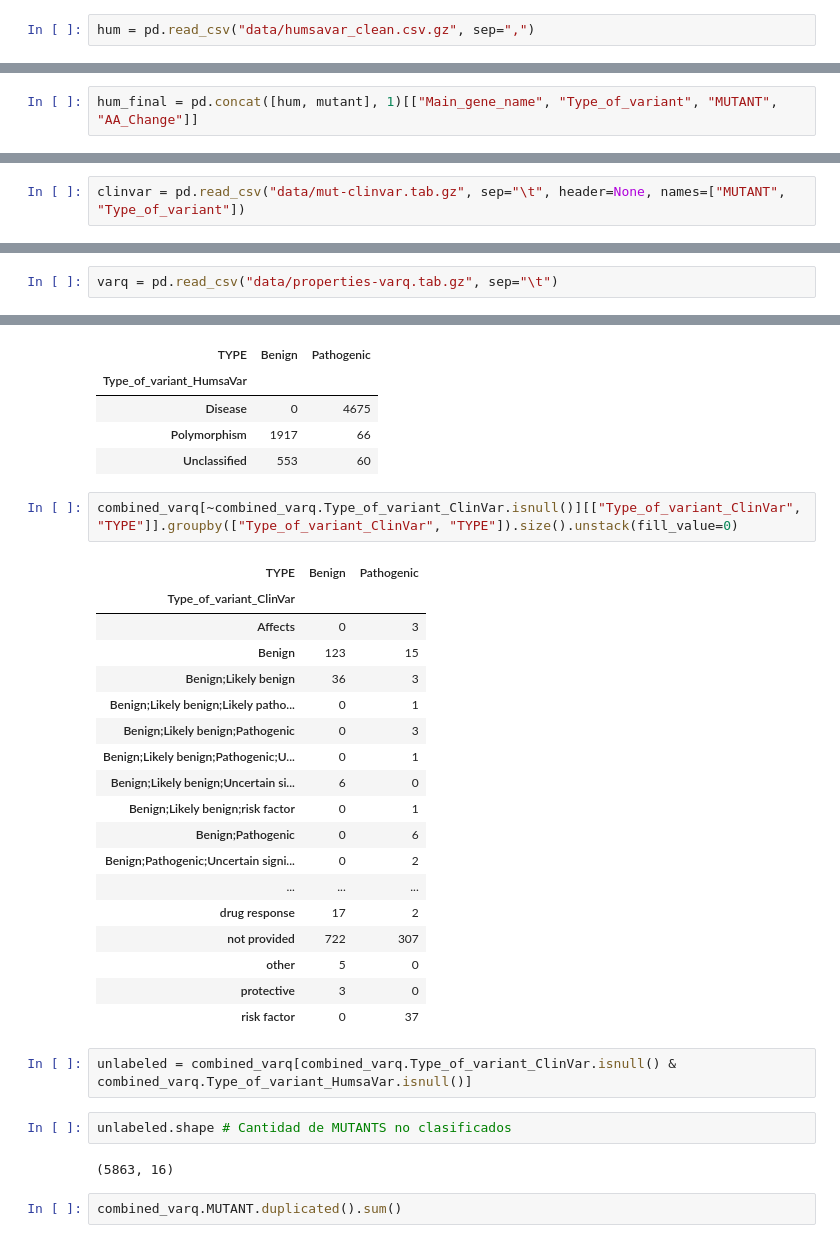
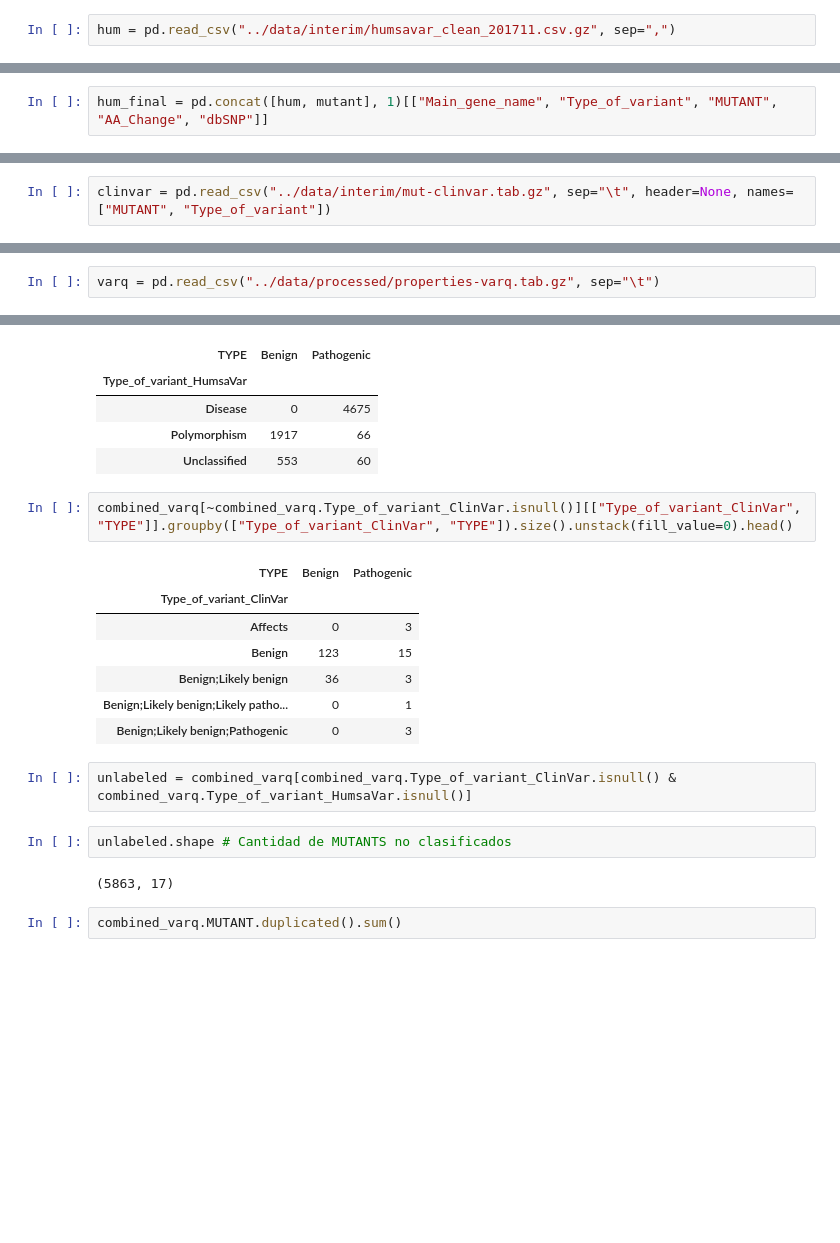
Before and after one commit to marlanbar/master-thesis, a Jupyter notebook: notebooks/ground-truth-analysis.ipynb, the cells around one changed output, grey strips where cells are left out. Drawn from its saved outputs; the diff is of its cells as text; blank space fills up the shorter version.

```diff
--- a/notebooks/ground-truth-analysis.ipynb
+++ b/notebooks/ground-truth-analysis.ipynb
@@ -3,7 +3,7 @@ import pandas as pd
 # %% [markdown]
 ### Levanto la tabla de la pagina Humsavar sin el prologo y la coda
 # %%
-hum = pd.read_csv("data/humsavar_clean.csv.gz", sep=",")
+hum = pd.read_csv("../data/interim/humsavar_clean_201711.csv.gz", sep=",")
 # %%
 hum.columns = hum.columns.str.replace(" ", "_")
 # %%
@@ -78,4 +66,4 @@ df["C1"] = df.C1.map(AMINO_CODE)
 df["C3"] = df.C3.map(AMINO_CODE)
 mutant = pd.Series(data=(hum["Swiss_Prot_AC"] + "-" + df.C2 + "-" + df.C1 + "-" + df.C3).tolist(), name="MUTANT")
 # %%
-hum_final = pd.concat([hum, mutant], 1)[["Main_gene_name", "Type_of_variant", "MUTANT", "AA_Change"]]
+hum_final = pd.concat([hum, mutant], 1)[["Main_gene_name", "Type_of_variant", "MUTANT", "AA_Change", "dbSNP"]]
@@ -100,7 +97,7 @@ hum_final.shape
 # %% [markdown]
 ### Levanto tabla clinvar de Santi
 # %%
-clinvar = pd.read_csv("data/mut-clinvar.tab.gz", sep="\t", header=None, names=["MUTANT", "Type_of_variant"])
+clinvar = pd.read_csv("../data/interim/mut-clinvar.tab.gz", sep="\t", header=None, names=["MUTANT", "Type_of_variant"])
 # %%
 clinvar.shape
 # %% [output]
@@ -172,7 +158,7 @@ dtype: int64
 # %% [markdown]
 ### Merge con tabla VarQ
 # %%
-varq = pd.read_csv("data/properties-varq.tab.gz", sep="\t")
+varq = pd.read_csv("../data/processed/properties-varq.tab.gz", sep="\t")
 # %%
 varq.shape
 # %% [output]
@@ -200,32 +186,21 @@ combined_varq[~combined_varq.Type_of_variant_HumsaVar.isnull()][["Type_of_varian
 | Polymorphism | 1917 | 66 |
 | Unclassified | 553 | 60 |
 # %%
-combined_varq[~combined_varq.Type_of_variant_ClinVar.isnull()][["Type_of_variant_ClinVar", "TYPE"]].groupby(["Type_of_variant_ClinVar", "TYPE"]).size().unstack(fill_value=0)
+combined_varq[~combined_varq.Type_of_variant_ClinVar.isnull()][["Type_of_variant_ClinVar", "TYPE"]].groupby(["Type_of_variant_ClinVar", "TYPE"]).size().unstack(fill_value=0).head()
 # %% [output]
 | TYPE | Benign | Pathogenic |
 | Type_of_variant_ClinVar |  |  |
 | Affects | 0 | 3 |
 | Benign | 123 | 15 |
 | Benign;Likely benign | 36 | 3 |
 | Benign;Likely benign;Likely patho... | 0 | 1 |
 | Benign;Likely benign;Pathogenic | 0 | 3 |
-| Benign;Likely benign;Pathogenic;U... | 0 | 1 |
-| Benign;Likely benign;Uncertain si... | 6 | 0 |
-| Benign;Likely benign;risk factor | 0 | 1 |
-| Benign;Pathogenic | 0 | 6 |
-| Benign;Pathogenic;Uncertain signi... | 0 | 2 |
-| ... | ... | ... |
-| drug response | 17 | 2 |
-| not provided | 722 | 307 |
-| other | 5 | 0 |
-| protective | 3 | 0 |
-| risk factor | 0 | 37 |
 # %%
 unlabeled = combined_varq[combined_varq.Type_of_variant_ClinVar.isnull() & combined_varq.Type_of_variant_HumsaVar.isnull()]
 # %%
 unlabeled.shape # Cantidad de MUTANTS no clasificados
 # %% [output]
-(5863, 16)
+(5863, 17)
 # %%
 combined_varq.MUTANT.duplicated().sum()
 # %% [output]
```
Also changed, not shown: parts of 25 cells of this notebook, 6 other files.
